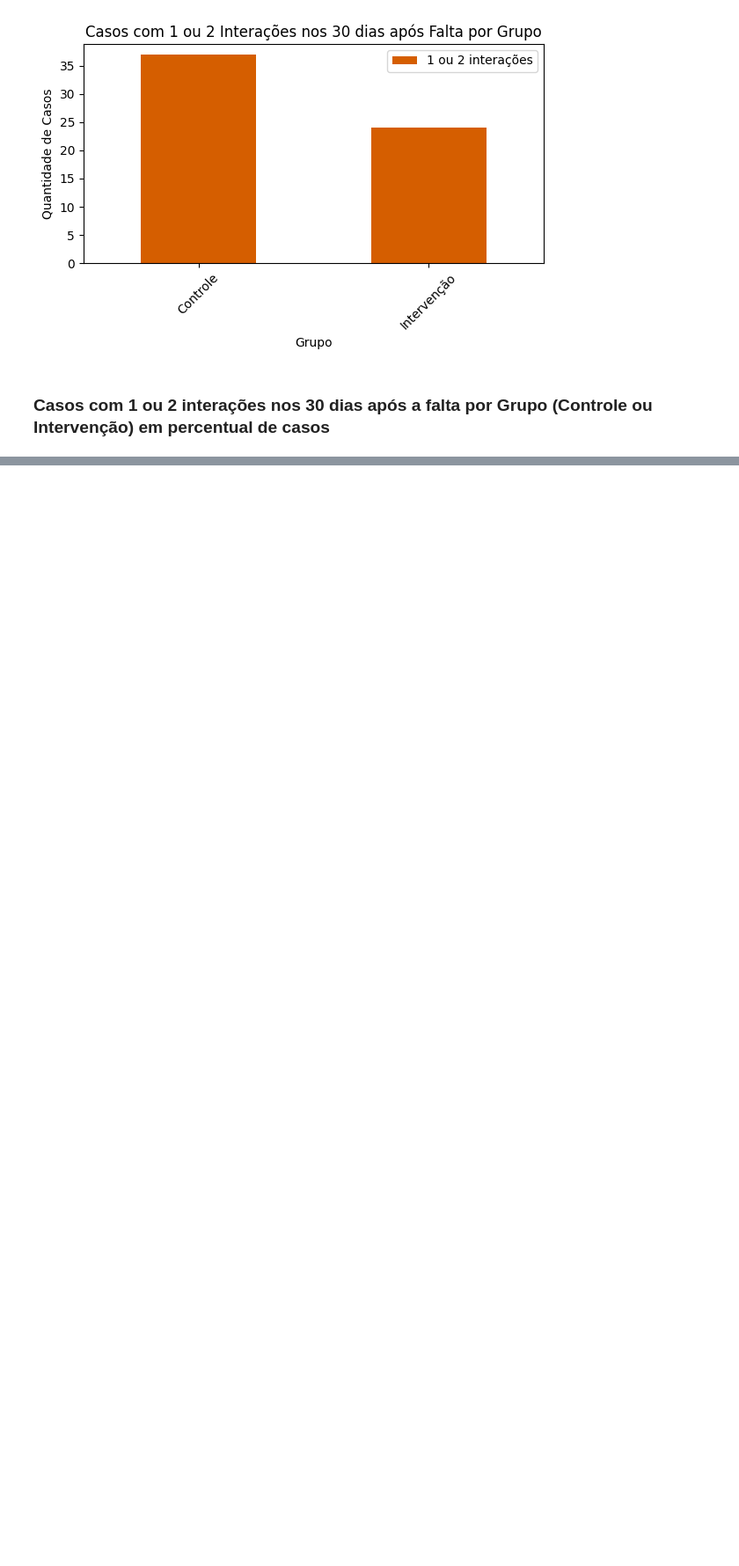
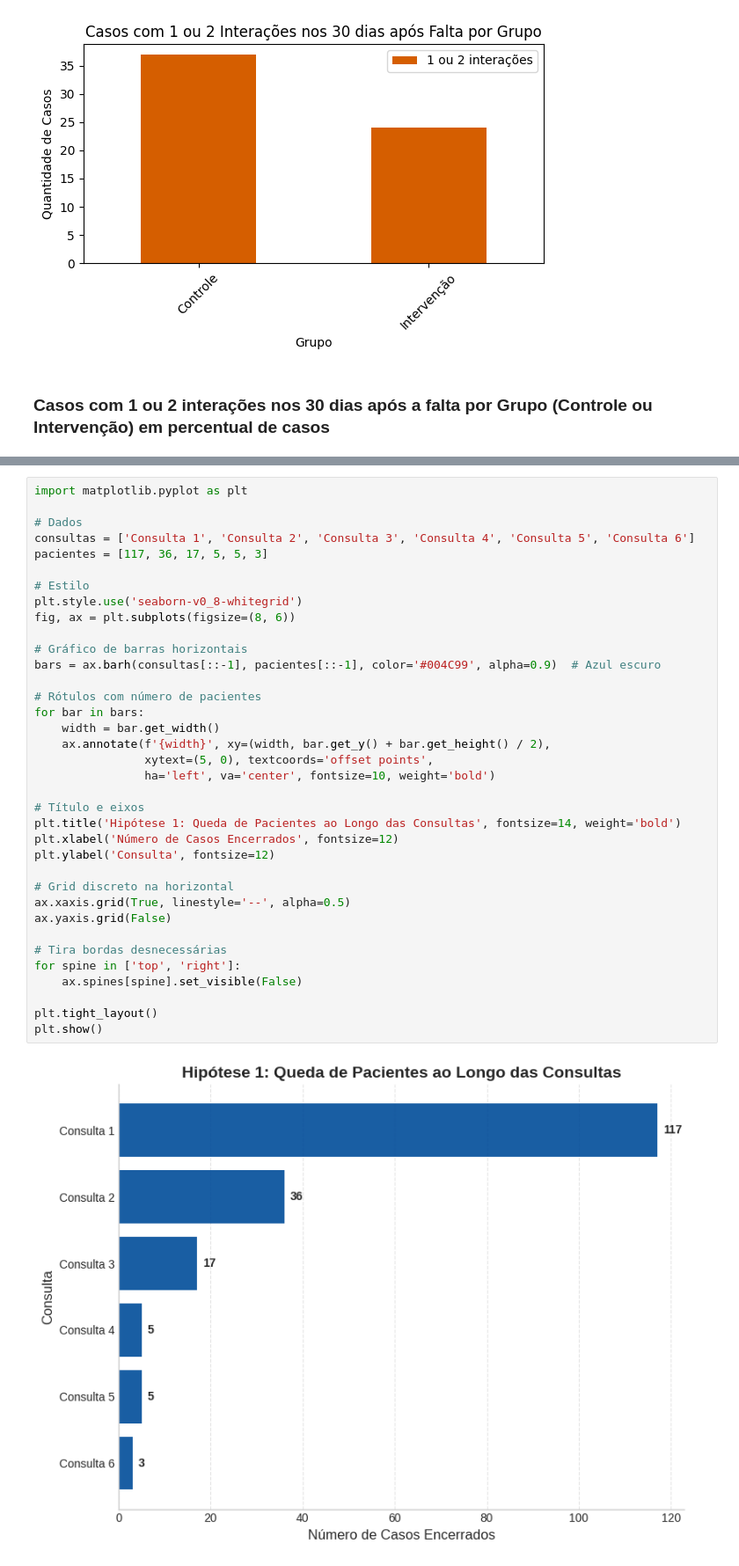
Before and after one commit to GARTosto/fluanutricaojob1, a Jupyter notebook: Flua_job1_analises.ipynb, the cells around one changed output, grey strips where cells are left out. Shown at 88% size. Cells and saved outputs as stored; diff of their text form; blank space fills up the shorter version.

```diff
--- a/Flua_job1_analises.ipynb
+++ b/Flua_job1_analises.ipynb
@@ -593,0 +658,38 @@ plt.show()
+# %%
+import matplotlib.pyplot as plt
+
+# Dados
+consultas = ['Consulta 1', 'Consulta 2', 'Consulta 3', 'Consulta 4', 'Consulta 5', 'Consulta 6']
+pacientes = [117, 36, 17, 5, 5, 3]
+
+# Estilo
+plt.style.use('seaborn-v0_8-whitegrid')
+fig, ax = plt.subplots(figsize=(8, 6))
+
+# Gráfico de barras horizontais
+bars = ax.barh(consultas[::-1], pacientes[::-1], color='#004C99', alpha=0.9)  # Azul escuro
+
+# Rótulos com número de pacientes
+for bar in bars:
+    width = bar.get_width()
+    ax.annotate(f'{width}', xy=(width, bar.get_y() + bar.get_height() / 2),
+                xytext=(5, 0), textcoords='offset points',
+                ha='left', va='center', fontsize=10, weight='bold')
+
+# Título e eixos
+plt.title('Hipótese 1: Queda de Pacientes ao Longo das Consultas', fontsize=14, weight='bold')
+plt.xlabel('Número de Casos Encerrados', fontsize=12)
+plt.ylabel('Consulta', fontsize=12)
+
+# Grid discreto na horizontal
+ax.xaxis.grid(True, linestyle='--', alpha=0.5)
+ax.yaxis.grid(False)
+
+# Tira bordas desnecessárias
+for spine in ['top', 'right']:
+    ax.spines[spine].set_visible(False)
+
+plt.tight_layout()
+plt.show()
+# %% [output]
+[figure, added]
```
Also changed, not shown: parts of 5 cells of this notebook, 3 other files.
